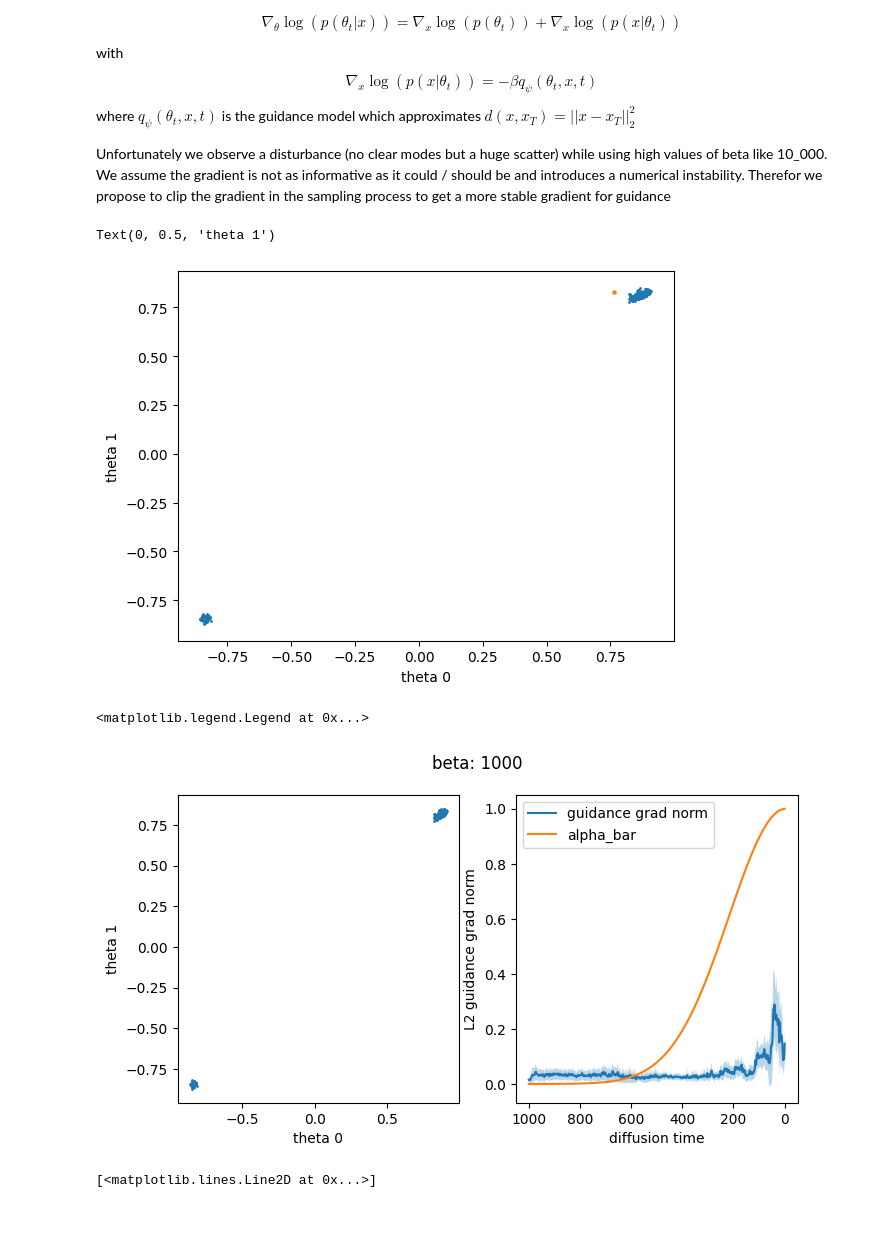
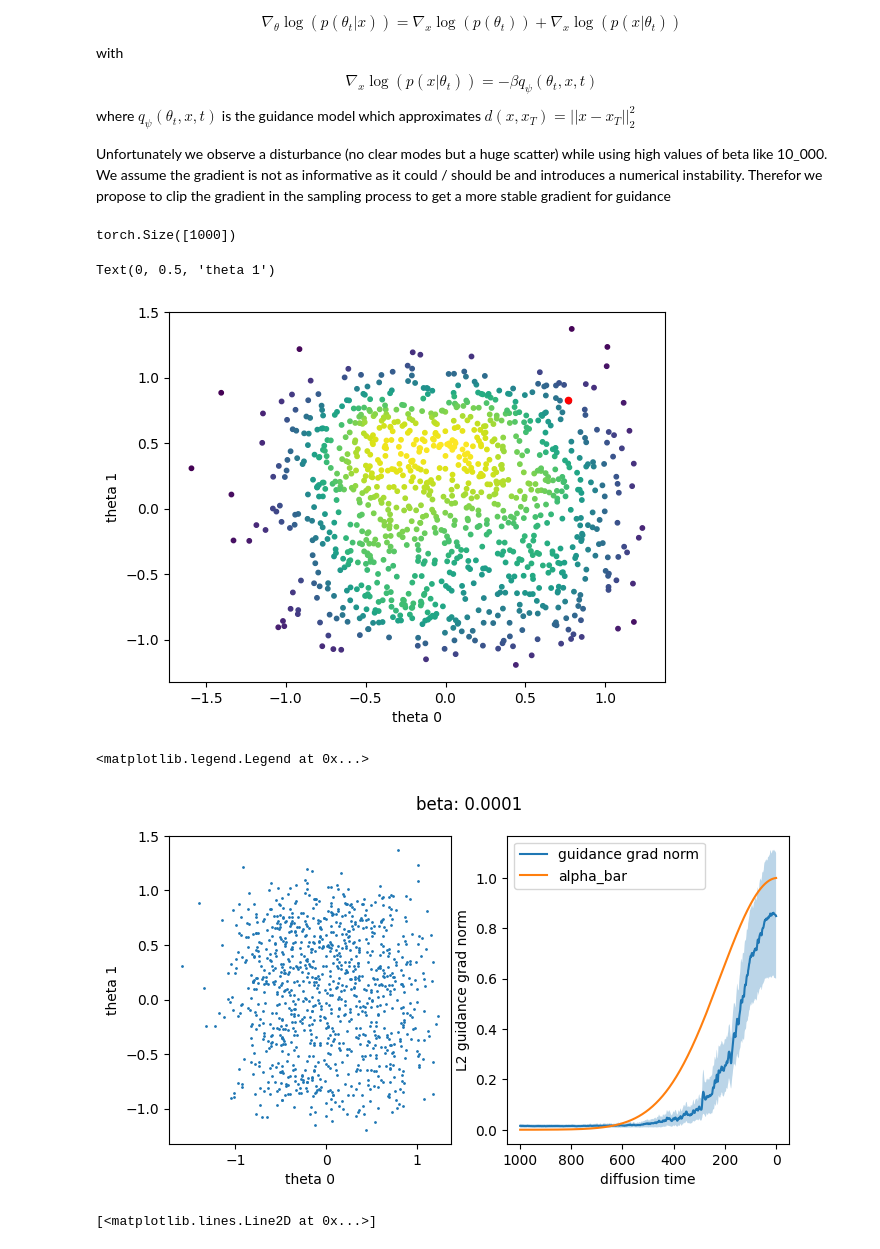
Before and after one commit to mackelab/neuralgbi_diffusion, a Jupyter notebook: notebooks/grad_clipping.ipynb, the cells around one changed output. Saved outputs shown, nothing was run; the diff lists cells and outputs as text; code cells hidden in the pictures; blank space fills up the shorter version.

Commit message:
added log_posterior estimation to notebook

```diff
--- a/notebooks/grad_clipping.ipynb
+++ b/notebooks/grad_clipping.ipynb
@@ -133,6 +134,9 @@ class DiffusionSampler:
         theta_t = torch.normal(
             0, 1, size=(n_samples, self.theta_dim), requires_grad=True
         )
+        prior_t = torch.normal(
+            0, 1, size=(n_samples, self.theta_dim), requires_grad=True
+        )
 
         T = self._diff_model.diffusion_steps
         grad_logs = []
@@ -170,11 +174,36 @@ class DiffusionSampler:
                 + z
             )
 
+            diffusion_step = self._diff_model.forward(prior_t, time_repr)
+            diffusion_step = diffusion_step.detach()
+
+            prior_t = (
+                (1 / torch.sqrt(alpha))
+                * (prior_t - (1 - alpha) / torch.sqrt(1 - alpha_bar) * diffusion_step)
+                + z
+            )
+
             del diffusion_step
             del guidance_grad
             del time_repr
 
-        return theta_t, grad_logs
+        # get gaussian kernel density estimation
+        prior_t = prior_t.detach().numpy()
+        kernel = stats.gaussian_kde(prior_t.T)
+        denisity = kernel(prior_t.T)
+        log_prior = np.log(denisity)
+        log_prior = torch.from_numpy(log_prior)
+
+        batch_size = len(theta_t)
+        x_target = x_o[None].repeat(batch_size, 1, 1)
+        time_repr = self._diff_model.get_diff_time_repr(np.array([0]))
+        time_repr = time_repr.repeat(n_samples, 1)
+        log_likelihood = - self.beta * self._guidance_model.forward(theta_t, x_target, time_repr)
+        log_likelihood = log_likelihood[:, 0, 0]
+
+        log_posterior = log_likelihood + log_prior
+
+        return theta_t, grad_logs, log_posterior
 
     def get_log_boltzmann_grad(
         self, theta: Tensor, x_target: Tensor, time_repr: Tensor
@@ -273,20 +302,21 @@ config.observed_data_file = str(project_root) + "/" + config.observed_data_file
 sampler = DiffusionSampler(diff_ckpt, guidance_ckpt, config)
 # %%
 sampler._grad_clipping = None
-sampler.update_beta(1000)
+sampler.update_beta(0.0001)
 
 x_o, theta = load_observed_data(config.observed_data_file)
-samples, guidance_grad = sampler.single_forward(x_o[0], 512)  # (n_steps, n_samples)
+samples, guidance_grad, log_posterior = sampler.single_forward(x_o[0], 1000)  # (n_steps, n_samples)
 # %%
 fig, ax = plt.subplots()
-
-ax.scatter(*samples.detach().T, s=1)
-ax.scatter(*theta[0], s=5)
+print(log_posterior.shape)
+ax.scatter(*samples.detach().T, s=10, c=torch.exp(log_posterior).detach().numpy())
+ax.scatter(*theta[0], s=20, c="red")
 ax.set_xlabel("theta 0")
 ax.set_ylabel("theta 1")
 # %% [output]
-Text(0, 0.5, 'theta 1')
+torch.Size([1000])
+Text(0, 0.5, 'theta 1')
-[figure, old version]
+[figure, new version]
 # %%
 fig, axs = plt.subplots(ncols=2, figsize=(8, 4))
 
@@ -307,5 +337,5 @@ axs[1].set_xlim([1050, -50])
 axs[1].legend()
 # %% [output]
 <matplotlib.legend.Legend at 0x...>
-[figure, old version]
+[figure, new version]
 # %%
```
Also changed, not shown: parts of 2 cells of this notebook.
